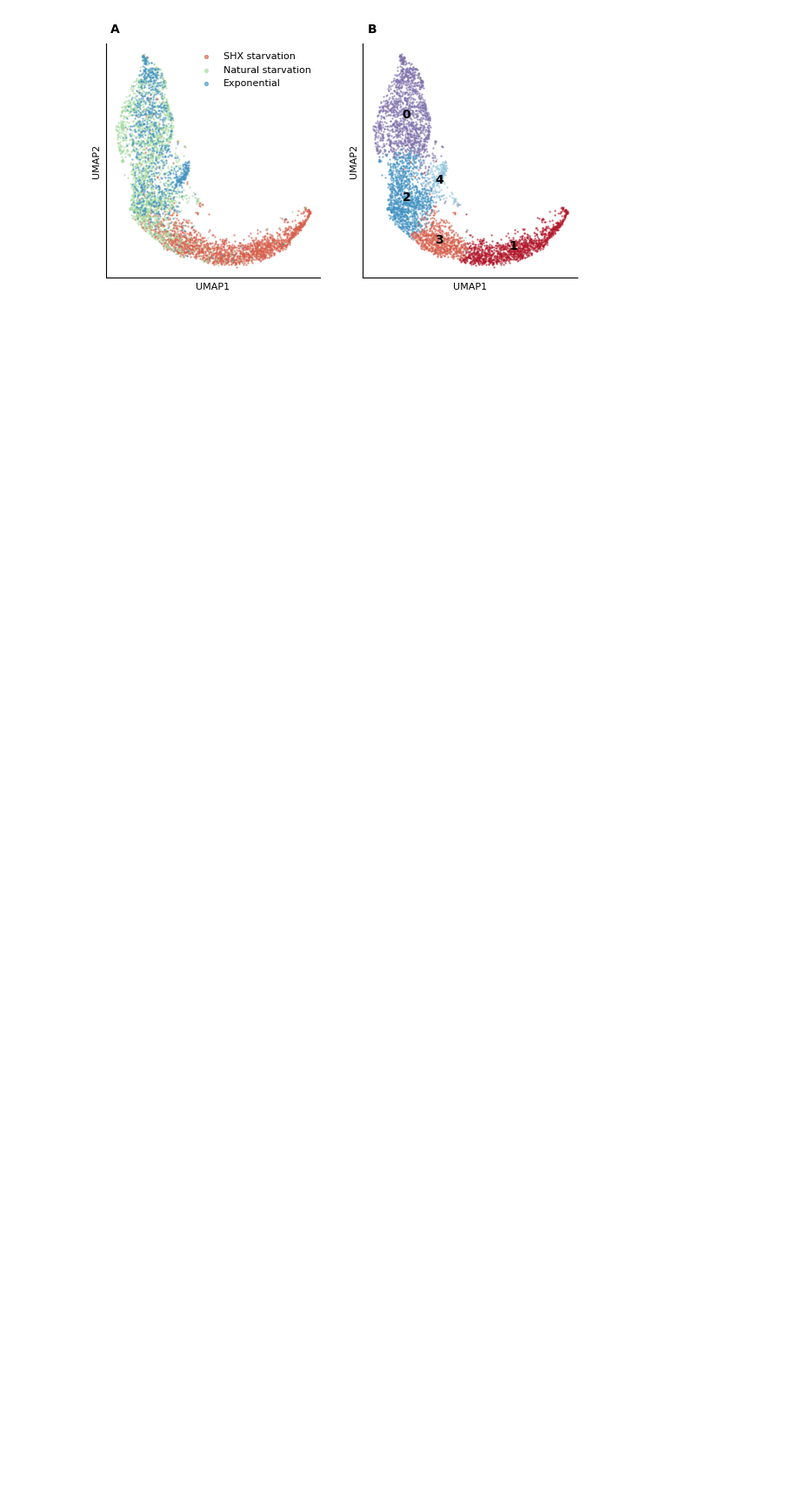
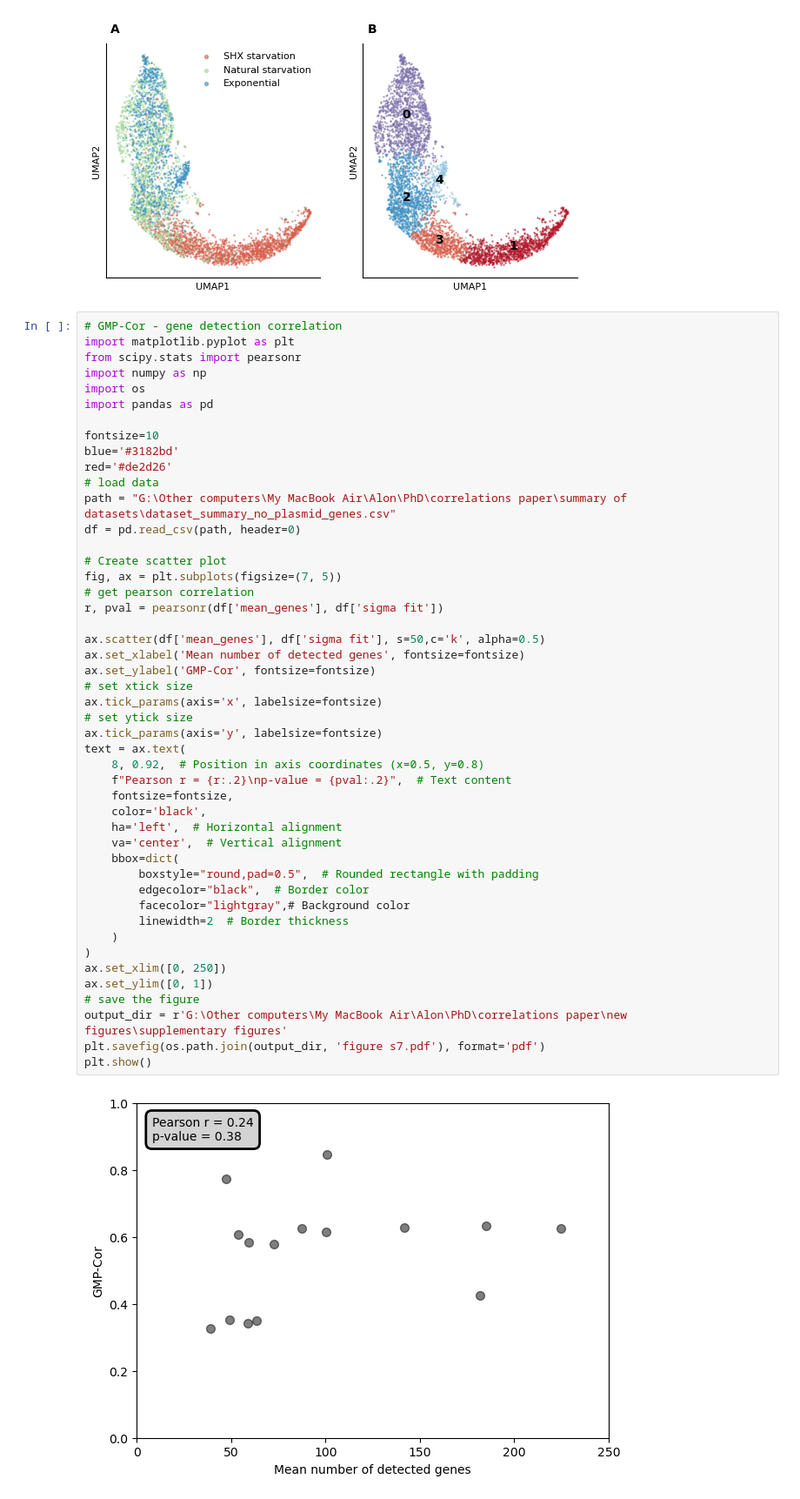
Before and after one commit to alongutf/dysregulated-persistence, a Jupyter notebook: scripts/supplementary figures.ipynb, the cells around one changed output. Shown: that part at 87% size. Cells and saved outputs as stored; diff of their text form; blank space fills up the shorter version.

```diff
--- a/scripts/supplementary figures.ipynb
+++ b/scripts/supplementary figures.ipynb
@@ -448,3 +448,52 @@ plt.savefig(r'G:\Other computers\My MacBook Air\Alon\PhD\correlations paper\new
 plt.show()
 # %% [output]
 [figure]
+# %%
+# GMP-Cor - gene detection correlation
+import matplotlib.pyplot as plt
+from scipy.stats import pearsonr
+import numpy as np
+import os
+import pandas as pd
+
+fontsize=10
+blue='#3182bd'
+red='#de2d26'
+# load data
+path = "G:\Other computers\My MacBook Air\Alon\PhD\correlations paper\summary of datasets\dataset_summary_no_plasmid_genes.csv"
+df = pd.read_csv(path, header=0)
+
+# Create scatter plot
+fig, ax = plt.subplots(figsize=(7, 5))
+# get pearson correlation
+r, pval = pearsonr(df['mean_genes'], df['sigma fit'])
+
+ax.scatter(df['mean_genes'], df['sigma fit'], s=50,c='k', alpha=0.5)
+ax.set_xlabel('Mean number of detected genes', fontsize=fontsize)
+ax.set_ylabel('GMP-Cor', fontsize=fontsize)
+# set xtick size
+ax.tick_params(axis='x', labelsize=fontsize)
+# set ytick size
+ax.tick_params(axis='y', labelsize=fontsize)
+text = ax.text(
+    8, 0.92,  # Position in axis coordinates (x=0.5, y=0.8)
+    f"Pearson r = {r:.2}\np-value = {pval:.2}",  # Text content
+    fontsize=fontsize,
+    color='black',
+    ha='left',  # Horizontal alignment
+    va='center',  # Vertical alignment
+    bbox=dict(
+        boxstyle="round,pad=0.5",  # Rounded rectangle with padding
+        edgecolor="black",  # Border color
+        facecolor="lightgray",# Background color
+        linewidth=2  # Border thickness
+    )
+)
+ax.set_xlim([0, 250])
+ax.set_ylim([0, 1])
+# save the figure
+output_dir = r'G:\Other computers\My MacBook Air\Alon\PhD\correlations paper\new figures\supplementary figures'
+plt.savefig(os.path.join(output_dir, 'figure s7.pdf'), format='pdf')
+plt.show()
+# %% [output]
+[figure, added]
```
Also changed, not shown: parts of 2 cells of this notebook, 7 other files.
